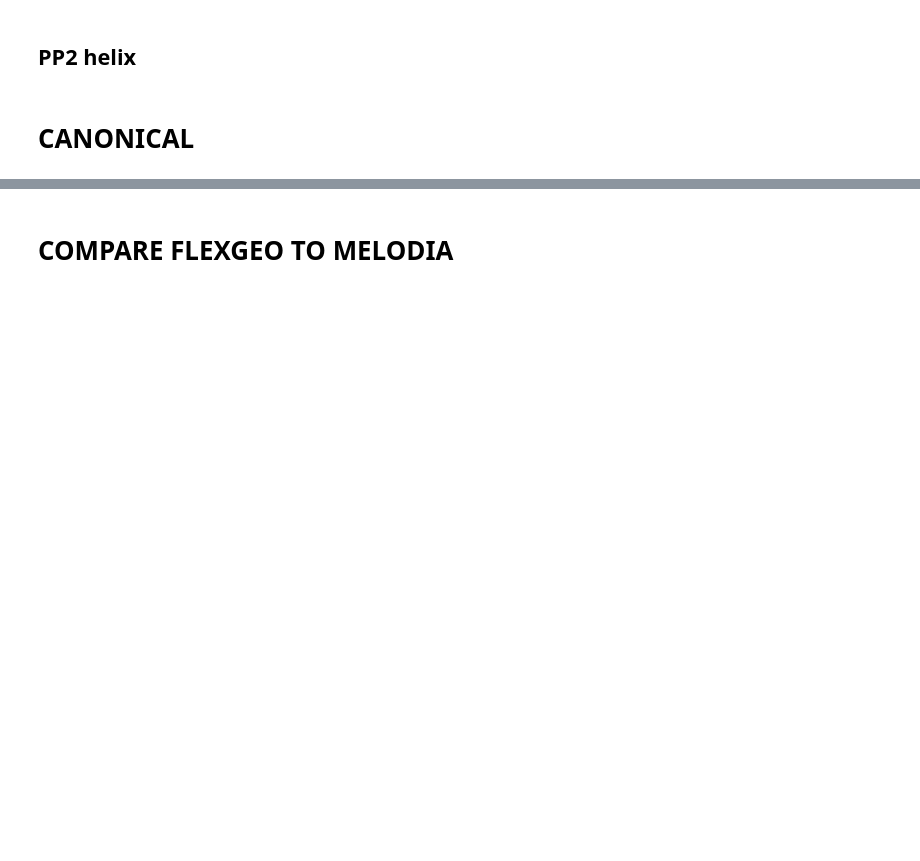
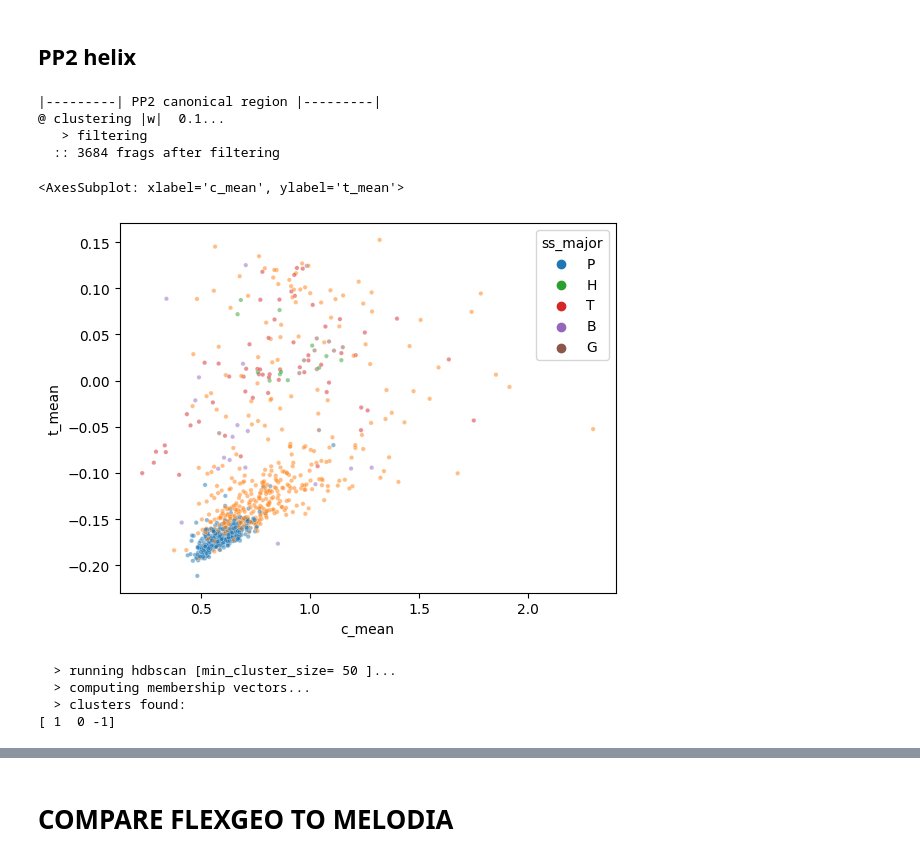
Before and after one commit to labstructbioinf/SSAxgeo, a Jupyter notebook: notebooks/SetCanonicalRegions.ipynb, the cells around one changed output, grey strips where cells are left out. Drawn from its saved outputs; the diff is of its cells as text; code cells hidden in the pictures; blank space fills up the shorter version.

```diff
--- a/notebooks/SetCanonicalRegions.ipynb
+++ b/notebooks/SetCanonicalRegions.ipynb
@@ -447,5 +506,61 @@ sns.scatterplot(data=core_df, x="c_mean", y="t_mean", hue="grp_frag_clusters", s
 core_df.loc[core_df["grp_frag_clusters"] == 3][["pdbid", "c_mean", "t_mean", "ss"]]
 # %% [markdown]
 ## PP2 helix
-# %% [markdown]
-# CANONICAL
+# %%
+print('|---------| PP2 canonical region |---------|')
+# generate clusters for PP2
+print('@ clustering |w|  0.1...')
+print('   > filtering ')
+
+# remove E and S regions
+non_E = grp_fdf_new["ss_major"] != "E"
+non_S = grp_fdf_new["ss_major"] != "S"
+
+ss_H = grp_fdf_new["ss_major"] == "H"
+ss_I = grp_fdf_new["ss_major"] == "I"
+ss_G = grp_fdf_new["ss_major"] == "G"
+
+ss_T = grp_fdf_new["ss_major"] == "T"
+ss_B = grp_fdf_new["ss_major"] == "B"
+ss_P = grp_fdf_new["ss_major"] == "P"
+
+wgrtr_2 = grp_fdf_new['w_mean'] <  0.1
+
+df_prov = grp_fdf_new.loc[non_E & non_S & wgrtr_2]# & (wgrtr_2)]
+
+print(f'  :: {len(df_prov)} frags after filtering')
+
+sns.scatterplot(data=df_prov, x="c_mean", y="t_mean", s=10, alpha=0.5,hue="ss_major")
+#plt.ylim(0.05,0.15)
+# %% [output]
+|---------| PP2 canonical region |---------|
+@ clustering |w|  0.1...
+   > filtering
+  :: 3684 frags after filtering
+<AxesSubplot: xlabel='c_mean', ylabel='t_mean'>
+[figure, added]
+# %%
+min_cluster_size = 50 #25
+# -----------------------------------------------------------------
+# NOTE: using min_cluster_size = 25 you get an extra cluster which
+#       its meaning is not clear to me. It could be nothing, but
+#       it worths to check.
+# ----------------------------------------------------------------
+print('  > running hdbscan [min_cluster_size=',min_cluster_size,']...')
+
+df_1_2_pp2, clusterer = cluster_grp_frags(df_prov,
+                                    cols = ['c_mean', 'w_mean', 't_mean'], method='hdbscan',
+                                    min_cluster_size=min_cluster_size)
+
+
+# Compute the membership vectors for the clustering assignment
+print('  > computing membership vectors...')
+soft_clusters = hdbscan.all_points_membership_vectors(clusterer)
+df_1_2_pp2['membership_vec'] = tuple(soft_clusters)
+print("  > clusters found:")
+print(df_1_2_pp2["grp_frag_clusters"].unique())
+# %% [output]
+  > running hdbscan [min_cluster_size= 50 ]...
+  > computing membership vectors...
+  > clusters found:
+[ 1  0 -1]
```
Also changed, not shown: parts of 24 cells of this notebook.
